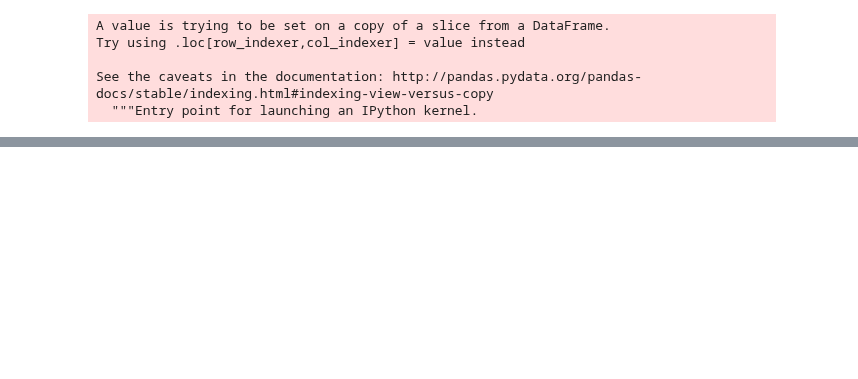
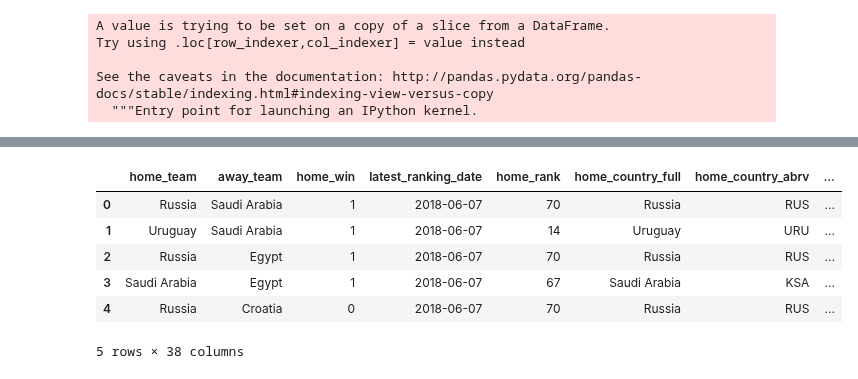
Before and after one commit to AC209aWC2018/World-Cup-2018, a Jupyter notebook: Explore.ipynb, the cells around one changed output, grey strips where cells are left out. Saved outputs shown, nothing was run; the diff lists cells and outputs as text; code cells hidden in the pictures; blank space fills up the shorter version.

```diff
--- a/Explore.ipynb
+++ b/Explore.ipynb
@@ -356,3 +342,17 @@ results_df.tail()
+# %%
+test_df = test.merge(home_rankings_after, left_on = ['home_team', 'latest_ranking_date'],\
+                            right_on = ['home_country_mapped', 'home_rank_date'])
+test_df = test_df.merge(away_rankings_after, left_on = ['away_team', 'latest_ranking_date'],\
+                            right_on = ['away_country_mapped', 'away_rank_date'])
+test_df.head()
+# %% [output]
+|  | home_team | away_team | home_win | latest_ranking_date | home_rank | home_country_full | home_country_abrv | ... |
+| 0 | Russia | Saudi Arabia | 1 | 2018-06-07 | 70 | Russia | RUS | ... |
+| 1 | Uruguay | Saudi Arabia | 1 | 2018-06-07 | 14 | Uruguay | URU | ... |
+| 2 | Russia | Egypt | 1 | 2018-06-07 | 70 | Russia | RUS | ... |
+| 3 | Saudi Arabia | Egypt | 1 | 2018-06-07 | 67 | Saudi Arabia | KSA | ... |
+| 4 | Russia | Croatia | 0 | 2018-06-07 | 70 | Russia | RUS | ... |
+5 rows × 38 columns
 # %%
 results_df.columns
 # %% [output]
```
Also changed, not shown: parts of 51 cells of this notebook, 2 other files.
